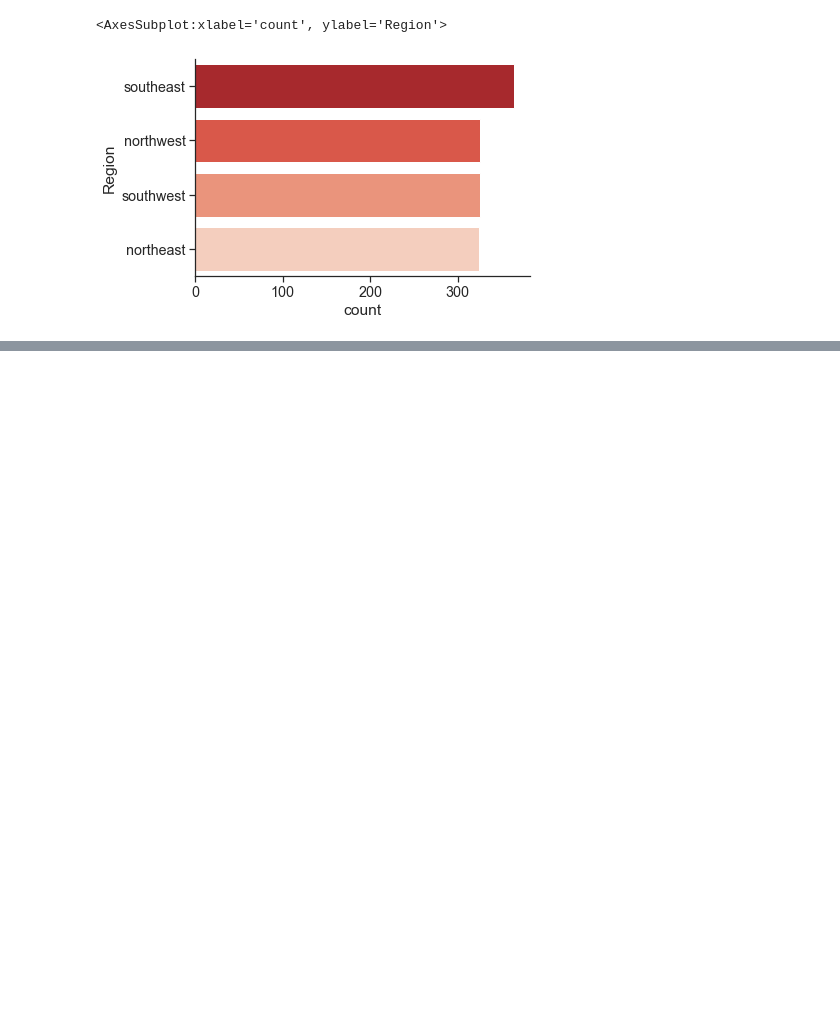
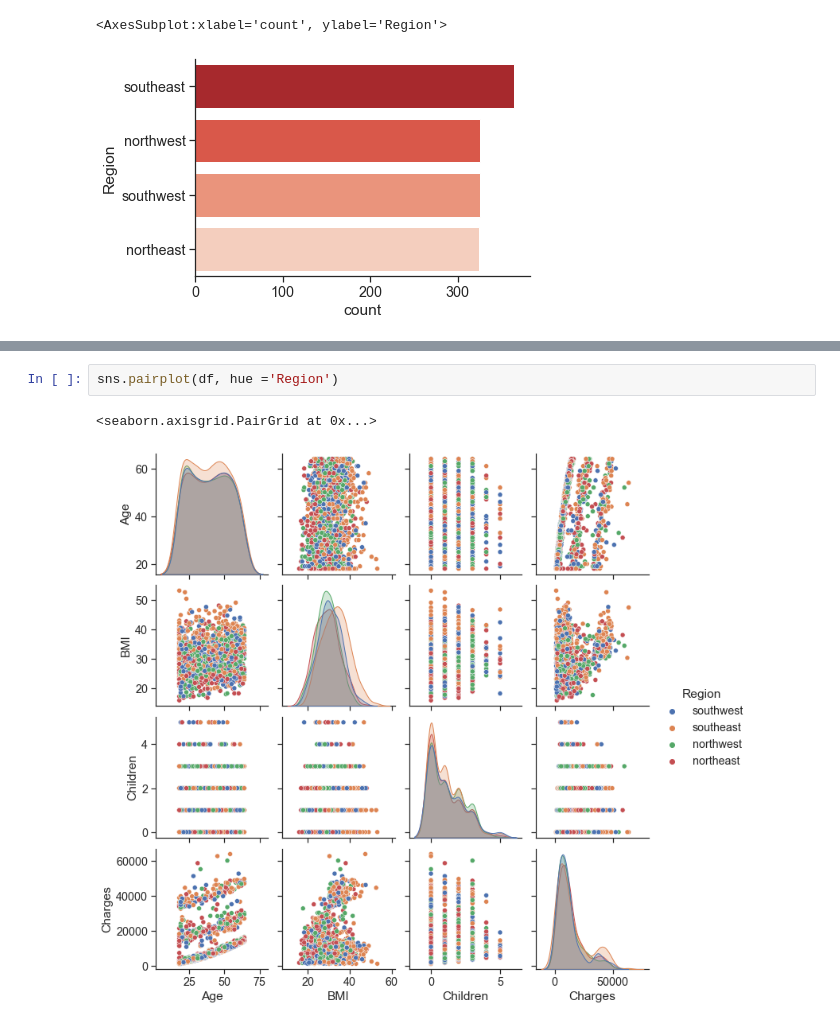
Before and after one commit to data301-2020-winter2/course-project-solo_105, a Jupyter notebook: analysis/milestone2.ipynb, the cells around one changed output, grey strips where cells are left out. Drawn from its saved outputs; the diff is of its cells as text; blank space fills up the shorter version.

```diff
--- a/analysis/milestone2.ipynb
+++ b/analysis/milestone2.ipynb
@@ -241,0 +267,5 @@ sns.countplot(data=df, y ="Region", palette = 'Reds_r', order = df["Region"].val
+# %%
+sns.pairplot(df, hue ='Region')
+# %% [output]
+<seaborn.axisgrid.PairGrid at 0x...>
+[figure, added]
```
Also changed, not shown: parts of 11 cells of this notebook.
